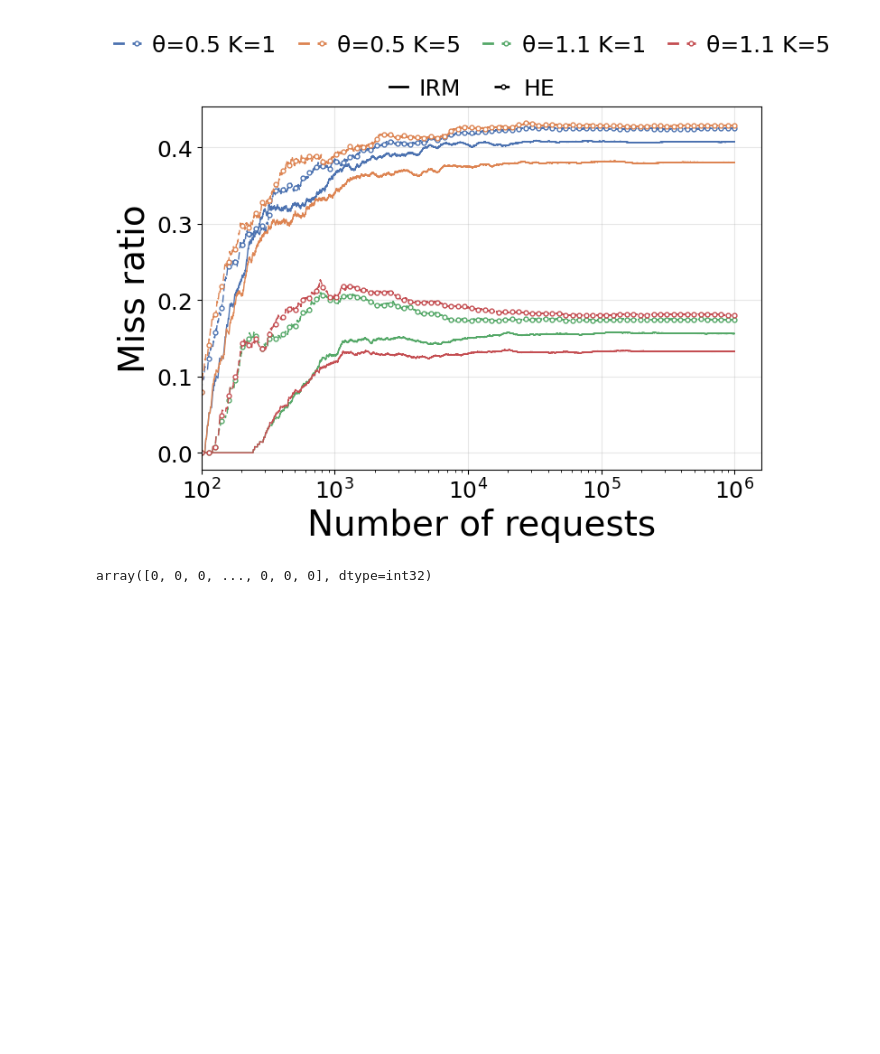
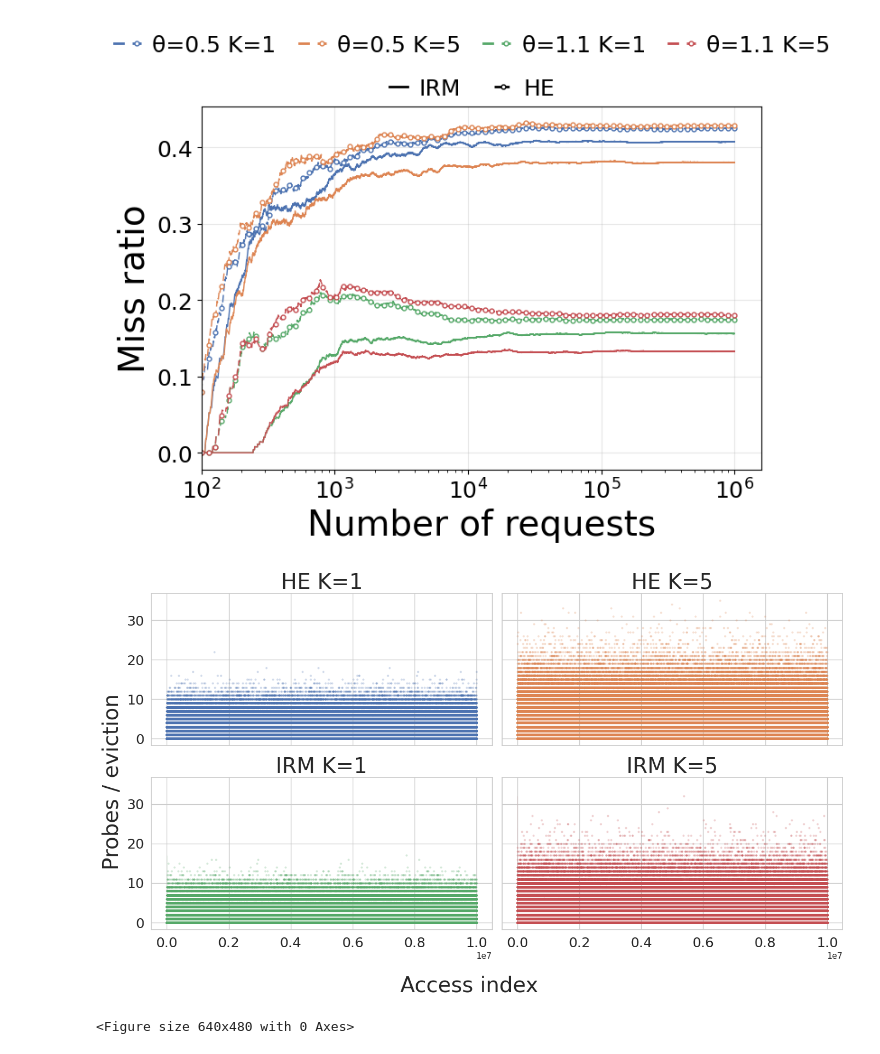
Before and after one commit to Effygal/cache-modeling, a Jupyter notebook: mrc-analysis.ipynb, the cells around one changed output. Drawn from its saved outputs; the diff is of its cells as text; code cells hidden in the pictures; blank space fills up the shorter version.

Commit message:
Updated probes / eviction

```diff
--- a/mrc-analysis.ipynb
+++ b/mrc-analysis.ipynb
@@ -448,7 +448,43 @@ plt.savefig("ttf.pdf", bbox_inches='tight', format='pdf')
 plt.show()
 # %% [output]
 [figure]
-# %%
-accesses
-# %% [output]
-array([0, 0, 0, ..., 0, 0, 0], dtype=int32)
+# %%
+
+sns.set_theme(style="whitegrid", palette="deep")
+
+def plot_probe_series(ax, probes, title, color, window=2000):
+    probes = np.asarray(probes)
+    idx = np.arange(probes.size)
+    ev_mask = probes > 0
+
+    ax.scatter(idx, probes, s=8, color=color, alpha=0.25, linewidths=0)
+
+    med = pd.Series(probes).rolling(window, min_periods=max(50, window // 20)).median()
+    ax.plot(idx, med, color=color, lw=2.5)
+
+    rate = pd.Series(ev_mask, dtype=float).rolling(window, min_periods=1).mean()
+    ax.fill_between(idx, 0, rate * probes.max(), color=color, alpha=0.08, step="mid")
+
+    ax.set_title(title, fontsize=28)
+    ax.tick_params(axis="both", labelsize=18)
+
+series = [
+    ("HE K=1", examined_he1),
+    ("HE K=5", examined_he),
+    ("IRM K=1", examined_irm1),
+    ("IRM K=5", examined_irm),
+]
+palette = sns.color_palette("deep", 4)
+
+fig, axes = plt.subplots(2, 2, figsize=(14, 8), sharex=True, sharey=True)
+for ax, (title, arr), color in zip(axes.flat, series, palette):
+    plot_probe_series(ax, arr, title, color)
+
+fig.supxlabel("Access index", fontsize=28)
+fig.supylabel("Probes / eviction", fontsize=28)
+plt.tight_layout()
+plt.show()
+plt.savefig("probe_series.pdf", bbox_inches='tight', format='pdf')
+# %% [output]
+[figure, added]
+<Figure size 640x480 with 0 Axes>
```
Also changed, not shown: parts of 3 cells of this notebook.
